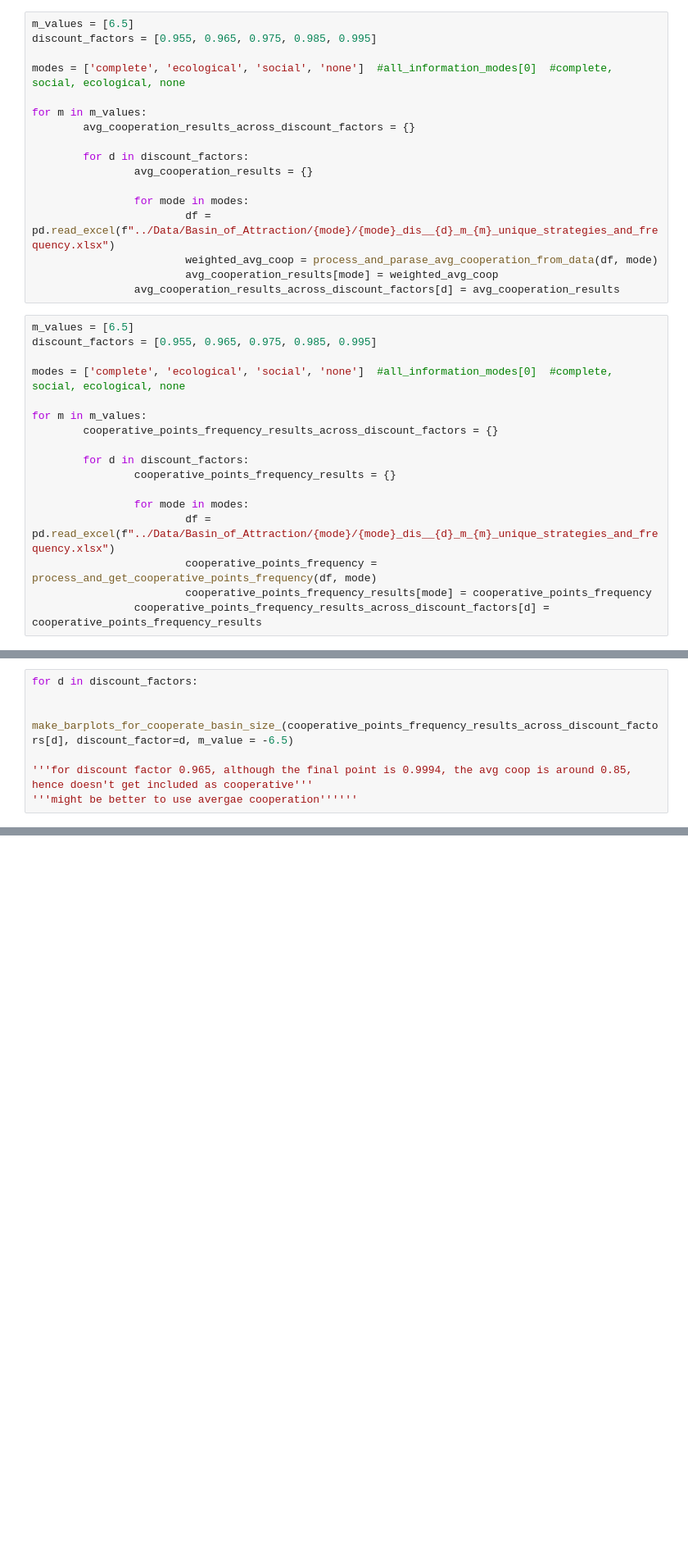
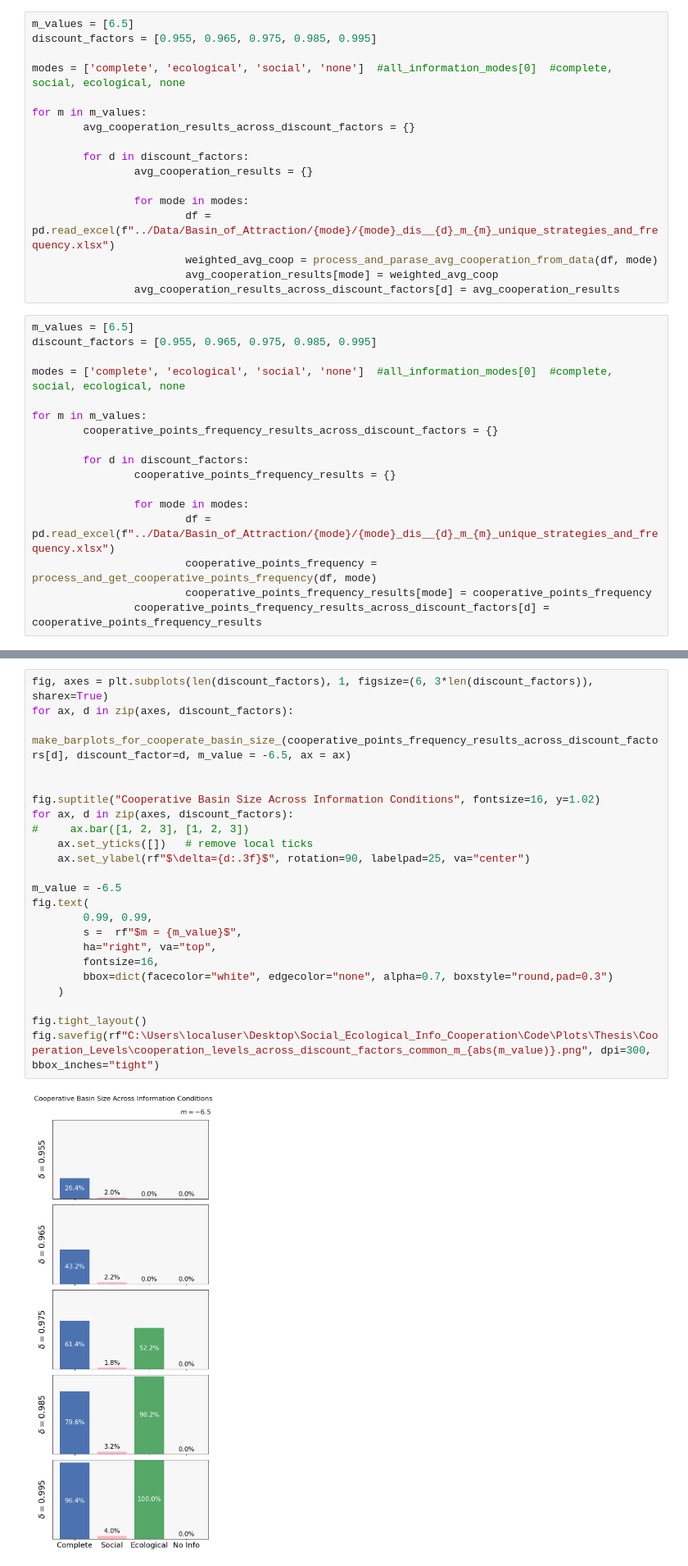
Before and after one commit to Akilan-R/Social_Ecological_Info_Cooperation, a Jupyter notebook: Code/My_Simulations/comapre_cooperaion_across_info_conditions.ipynb, the cells around one changed output, grey strips where cells are left out. Shown at 82% size. Drawn from its saved outputs; the diff is of its cells as text; blank space fills up the shorter version.

Commit message:
sampling procedure of discount factors, completing local stability only social

```diff
--- a/Code/My_Simulations/comapre_cooperaion_across_info_conditions.ipynb
+++ b/Code/My_Simulations/comapre_cooperaion_across_info_conditions.ipynb
@@ -159,7 +155,0 @@ def make_barplots_for_cooperate_basin_size_(basin_of_attraction_cooperation_resu
-# %%
-for d in discount_factors:
-
-    make_barplots_for_cooperate_basin_size_(cooperative_points_frequency_results_across_discount_factors[d], discount_factor=d, m_value = -6.5)
-
-'''for discount factor 0.965, although the final point is 0.9994, the avg coop is around 0.85, hence doesn't get included as cooperative'''
-'''might be better to use avergae cooperation''''''
@@ -171,0 +156,25 @@ for d in discount_factors:
+# %%
+fig, axes = plt.subplots(len(discount_factors), 1, figsize=(6, 3*len(discount_factors)), sharex=True)
+for ax, d in zip(axes, discount_factors):
+        make_barplots_for_cooperate_basin_size_(cooperative_points_frequency_results_across_discount_factors[d], discount_factor=d, m_value = -6.5, ax = ax)
+
+
+fig.suptitle("Cooperative Basin Size Across Information Conditions", fontsize=16, y=1.02)
+for ax, d in zip(axes, discount_factors):
+#     ax.bar([1, 2, 3], [1, 2, 3])
+    ax.set_yticks([])   # remove local ticks
+    ax.set_ylabel(rf"$\delta={d:.3f}$", rotation=90, labelpad=25, va="center")
+
+m_value = -6.5
+fig.text(
+        0.99, 0.99,
+        s =  rf"$m = {m_value}$",
+        ha="right", va="top",
+        fontsize=16,
+        bbox=dict(facecolor="white", edgecolor="none", alpha=0.7, boxstyle="round,pad=0.3")
+    )
+
+fig.tight_layout()
+fig.savefig(rf"C:\Users\localuser\Desktop\Social_Ecological_Info_Cooperation\Code\Plots\Thesis\Cooperation_Levels\cooperation_levels_across_discount_factors_common_m_{abs(m_value)}.png", dpi=300, bbox_inches="tight")
+# %% [output]
+[figure, added]
```
Also changed, not shown: parts of 2 cells of this notebook, 13 other files.
